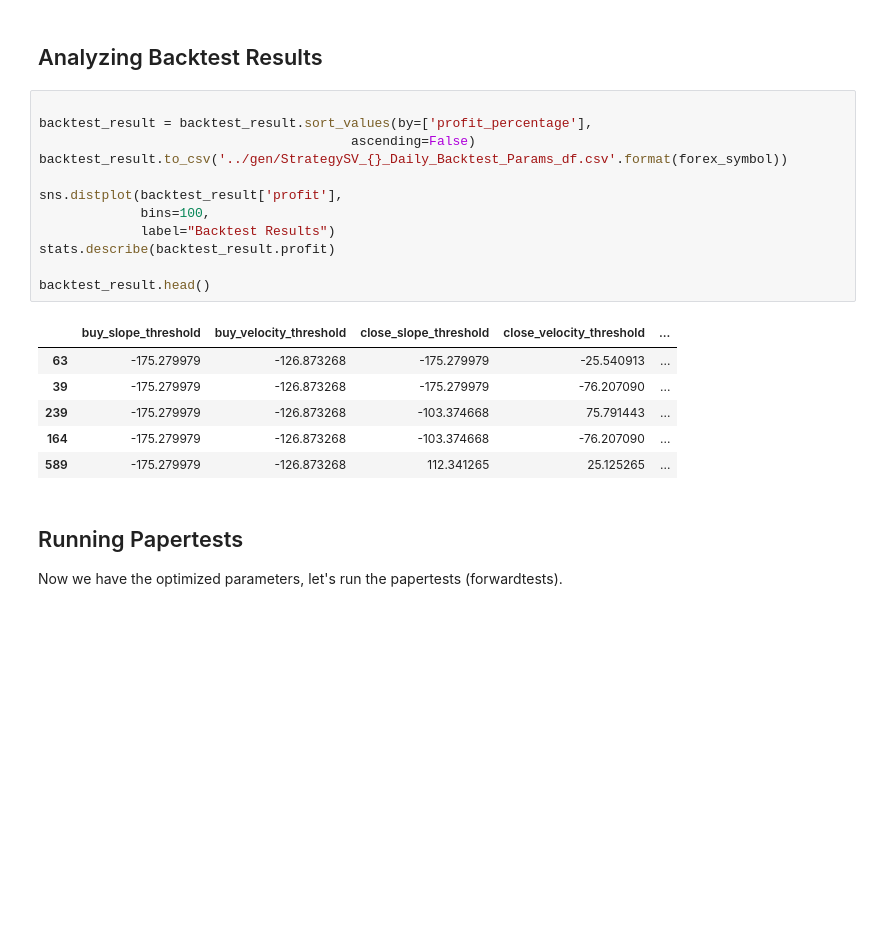
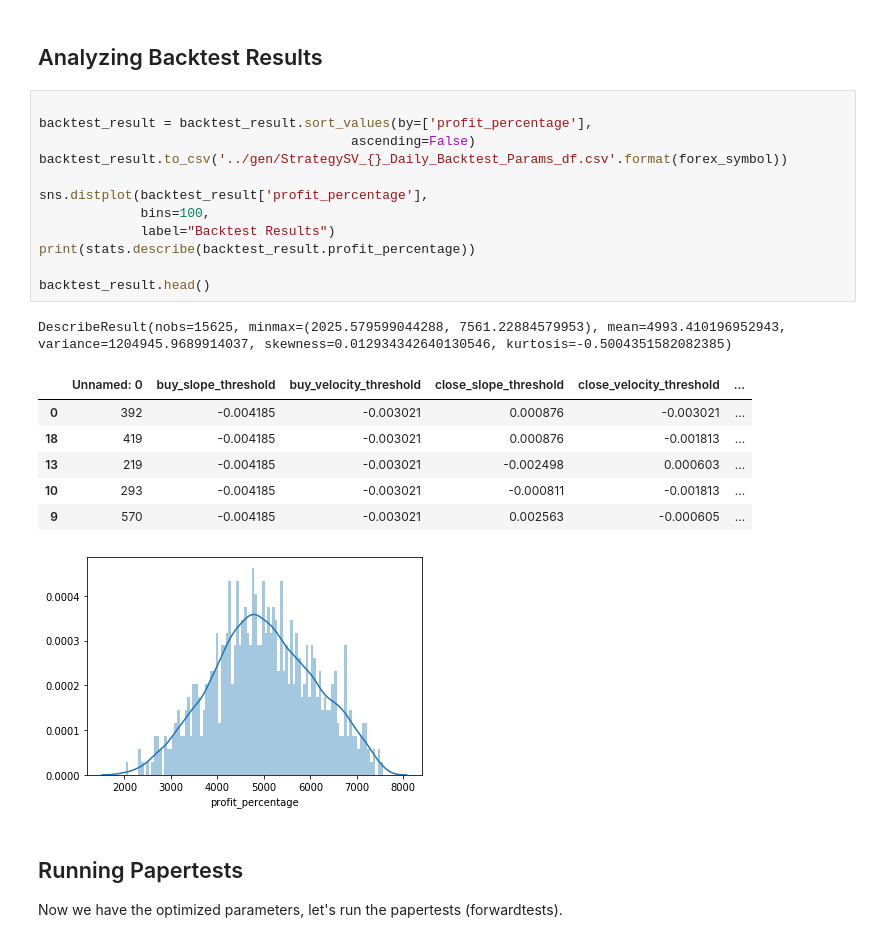
Before and after one commit to jacktator/QuantTrading_Py, a Jupyter notebook: alpha/strategies/optimization_sv.ipynb, the cells around one changed output. Cells and saved outputs as stored; diff of their text form; blank space fills up the shorter version.

```diff
--- a/alpha/strategies/optimization_sv.ipynb
+++ b/alpha/strategies/optimization_sv.ipynb
@@ -256,22 +259,24 @@ Finished 15625 tasks in 0:01:25.166330
 # %%
 
 backtest_result = backtest_result.sort_values(by=['profit_percentage'],
                                         ascending=False)
 backtest_result.to_csv('../gen/StrategySV_{}_Daily_Backtest_Params_df.csv'.format(forex_symbol))
 
-sns.distplot(backtest_result['profit'],
+sns.distplot(backtest_result['profit_percentage'],
              bins=100,
              label="Backtest Results")
-stats.describe(backtest_result.profit)
+print(stats.describe(backtest_result.profit_percentage))
 
 backtest_result.head()
 # %% [output]
+DescribeResult(nobs=15625, minmax=(2025.579599044288, 7561.22884579953), mean=4993.410196952943, variance=1204945.9689914037, skewness=0.012934342640130546, kurtosis=-0.5004351582082385)
-|  | buy_slope_threshold | buy_velocity_threshold | close_slope_threshold | close_velocity_threshold | ... |
-| 63 | -175.279979 | -126.873268 | -175.279979 | -25.540913 | ... |
-| 39 | -175.279979 | -126.873268 | -175.279979 | -76.207090 | ... |
-| 239 | -175.279979 | -126.873268 | -103.374668 | 75.791443 | ... |
-| 164 | -175.279979 | -126.873268 | -103.374668 | -76.207090 | ... |
-| 589 | -175.279979 | -126.873268 | 112.341265 | 25.125265 | ... |
+|  | Unnamed: 0 | buy_slope_threshold | buy_velocity_threshold | close_slope_threshold | close_velocity_threshold | ... |
+| 0 | 392 | -0.004185 | -0.003021 | 0.000876 | -0.003021 | ... |
+| 18 | 419 | -0.004185 | -0.003021 | 0.000876 | -0.001813 | ... |
+| 13 | 219 | -0.004185 | -0.003021 | -0.002498 | 0.000603 | ... |
+| 10 | 293 | -0.004185 | -0.003021 | -0.000811 | -0.001813 | ... |
+| 9 | 570 | -0.004185 | -0.003021 | 0.002563 | -0.000605 | ... |
+[figure, added]
 # %% [markdown]
 
 ## Running Papertests
```
Also changed, not shown: parts of 9 cells of this notebook.
